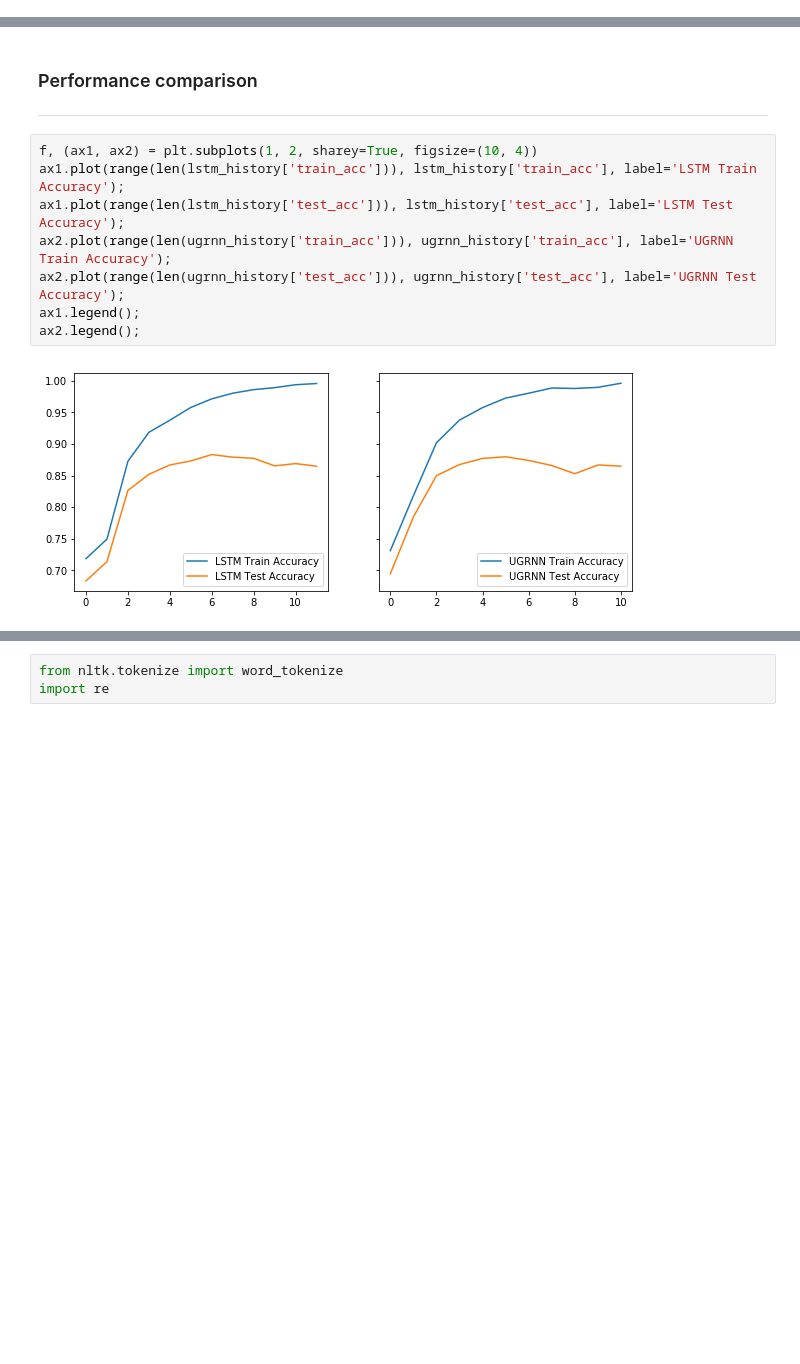
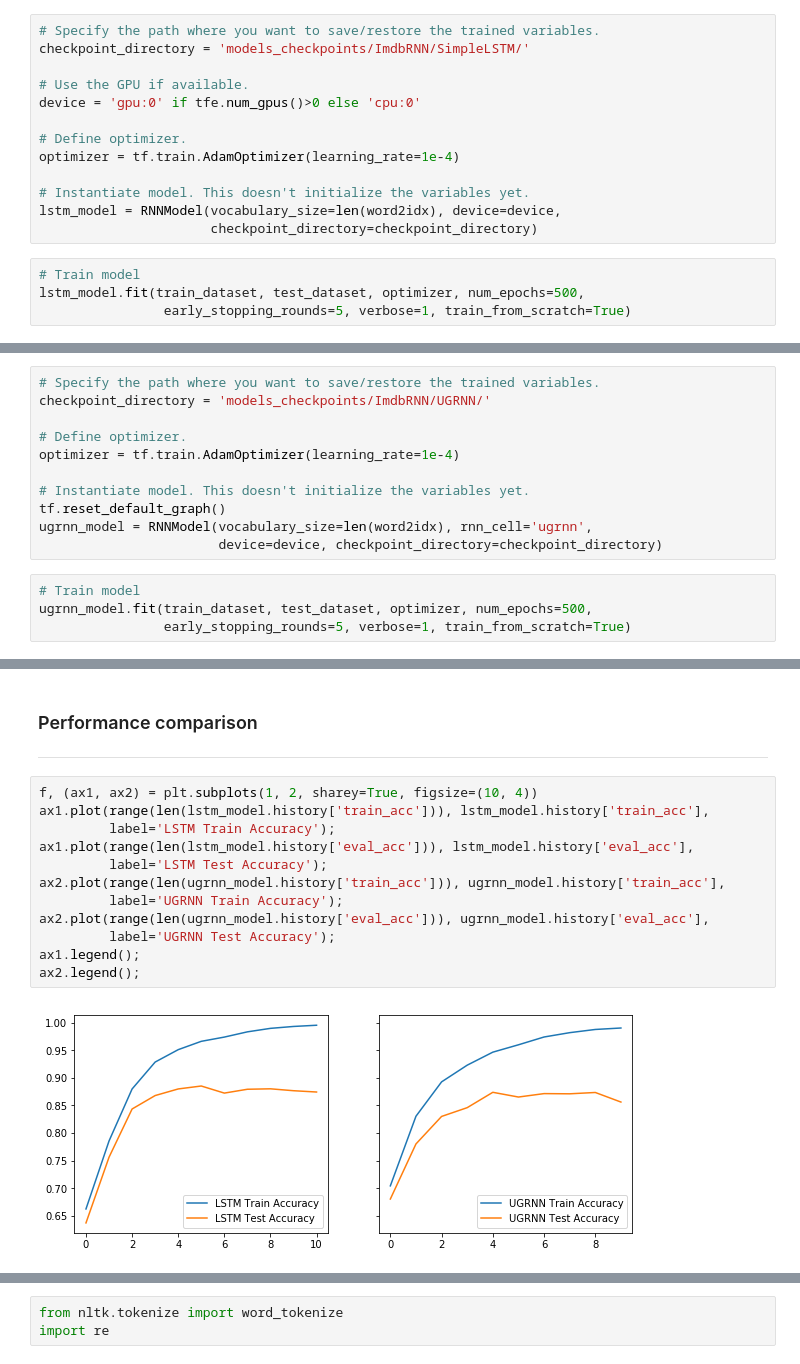
Before and after one commit to madalinabuzau/tensorflow-eager-tutorials, a Jupyter notebook: 04_recurrent_neural_networks_for_sequence_classification.ipynb, the cells around one changed output, grey strips where cells are left out. Cells and saved outputs as stored; diff of their text form; blank space fills up the shorter version.

```diff
--- a/04_recurrent_neural_networks_for_sequence_classification.ipynb
+++ b/04_recurrent_neural_networks_for_sequence_classification.ipynb
@@ -279,0 +339,17 @@ tfe.Saver(trained_model.variables).save(checkpoint_directory, global_step=0)
+# %%
+# Specify the path where you want to save/restore the trained variables.
+checkpoint_directory = 'models_checkpoints/ImdbRNN/SimpleLSTM/'
+
+# Use the GPU if available.
+device = 'gpu:0' if tfe.num_gpus()>0 else 'cpu:0'
+
+# Define optimizer.
+optimizer = tf.train.AdamOptimizer(learning_rate=1e-4)
+
+# Instantiate model. This doesn't initialize the variables yet.
+lstm_model = RNNModel(vocabulary_size=len(word2idx), device=device,
+                      checkpoint_directory=checkpoint_directory)
+# %%
+# Train model
+lstm_model.fit(train_dataset, test_dataset, optimizer, num_epochs=500,
+                early_stopping_rounds=5, verbose=1, train_from_scratch=True)
@@ -315,0 +380,15 @@ tfe.Saver(trained_model.variables).save(checkpoint_directory, global_step=0)
+# %%
+# Specify the path where you want to save/restore the trained variables.
+checkpoint_directory = 'models_checkpoints/ImdbRNN/UGRNN/'
+
+# Define optimizer.
+optimizer = tf.train.AdamOptimizer(learning_rate=1e-4)
+
+# Instantiate model. This doesn't initialize the variables yet.
+tf.reset_default_graph()
+ugrnn_model = RNNModel(vocabulary_size=len(word2idx), rnn_cell='ugrnn',
+                       device=device, checkpoint_directory=checkpoint_directory)
+# %%
+# Train model
+ugrnn_model.fit(train_dataset, test_dataset, optimizer, num_epochs=500,
+                early_stopping_rounds=5, verbose=1, train_from_scratch=True)
@@ -318,11 +421,15 @@ tfe.Saver(trained_model.variables).save(checkpoint_directory, global_step=0)
 ---
 # %%
 f, (ax1, ax2) = plt.subplots(1, 2, sharey=True, figsize=(10, 4))
-ax1.plot(range(len(lstm_history['train_acc'])), lstm_history['train_acc'], label='LSTM Train Accuracy');
-ax1.plot(range(len(lstm_history['test_acc'])), lstm_history['test_acc'], label='LSTM Test Accuracy');
-ax2.plot(range(len(ugrnn_history['train_acc'])), ugrnn_history['train_acc'], label='UGRNN Train Accuracy');
-ax2.plot(range(len(ugrnn_history['test_acc'])), ugrnn_history['test_acc'], label='UGRNN Test Accuracy');
+ax1.plot(range(len(lstm_model.history['train_acc'])), lstm_model.history['train_acc'],
+         label='LSTM Train Accuracy');
+ax1.plot(range(len(lstm_model.history['eval_acc'])), lstm_model.history['eval_acc'],
+         label='LSTM Test Accuracy');
+ax2.plot(range(len(ugrnn_model.history['train_acc'])), ugrnn_model.history['train_acc'],
+         label='UGRNN Train Accuracy');
+ax2.plot(range(len(ugrnn_model.history['eval_acc'])), ugrnn_model.history['eval_acc'],
+         label='UGRNN Test Accuracy');
 ax1.legend();
 ax2.legend();
 # %% [output]
-[figure, old version]
+[figure, new version]
```
Also changed, not shown: parts of 54 cells of this notebook, 9 other files.
